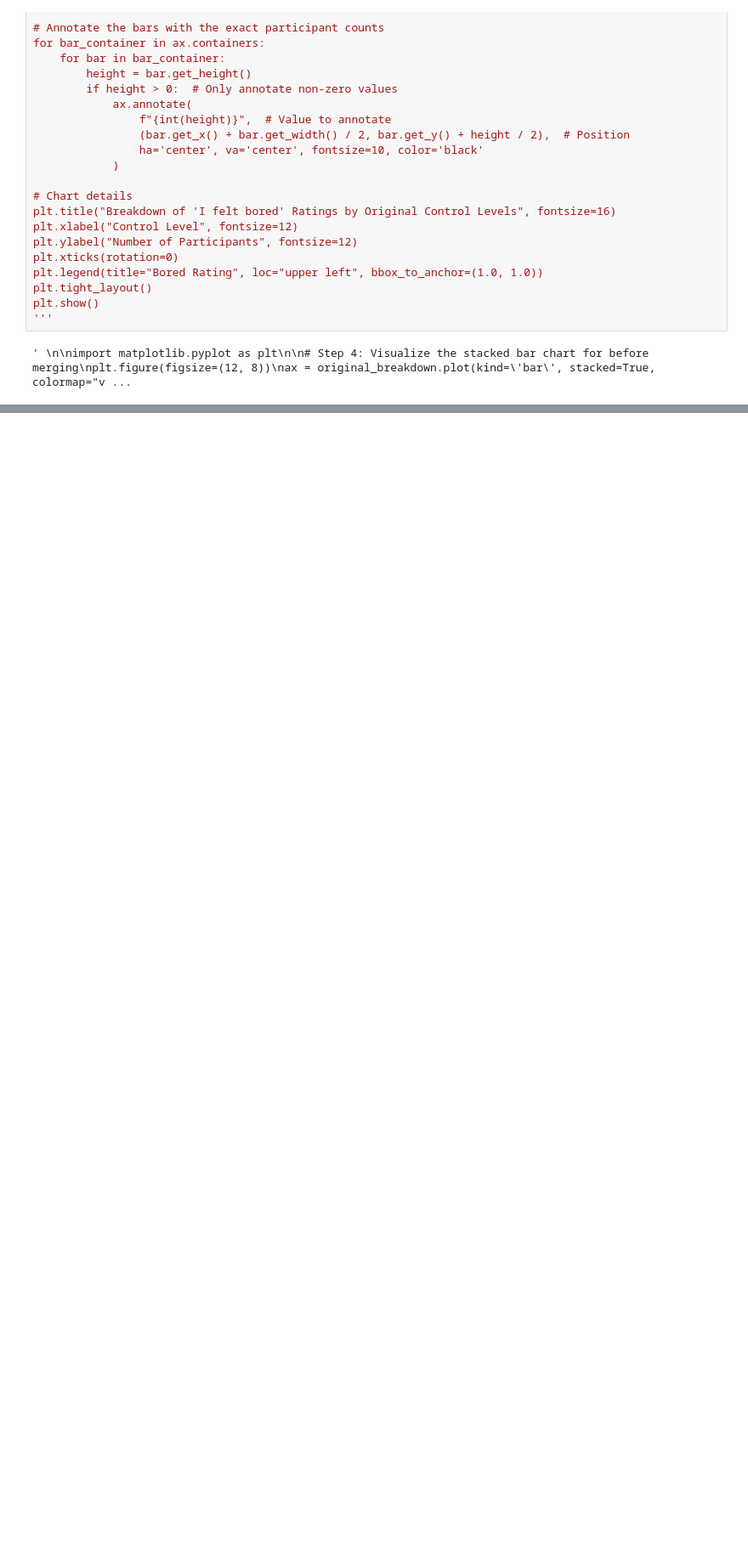
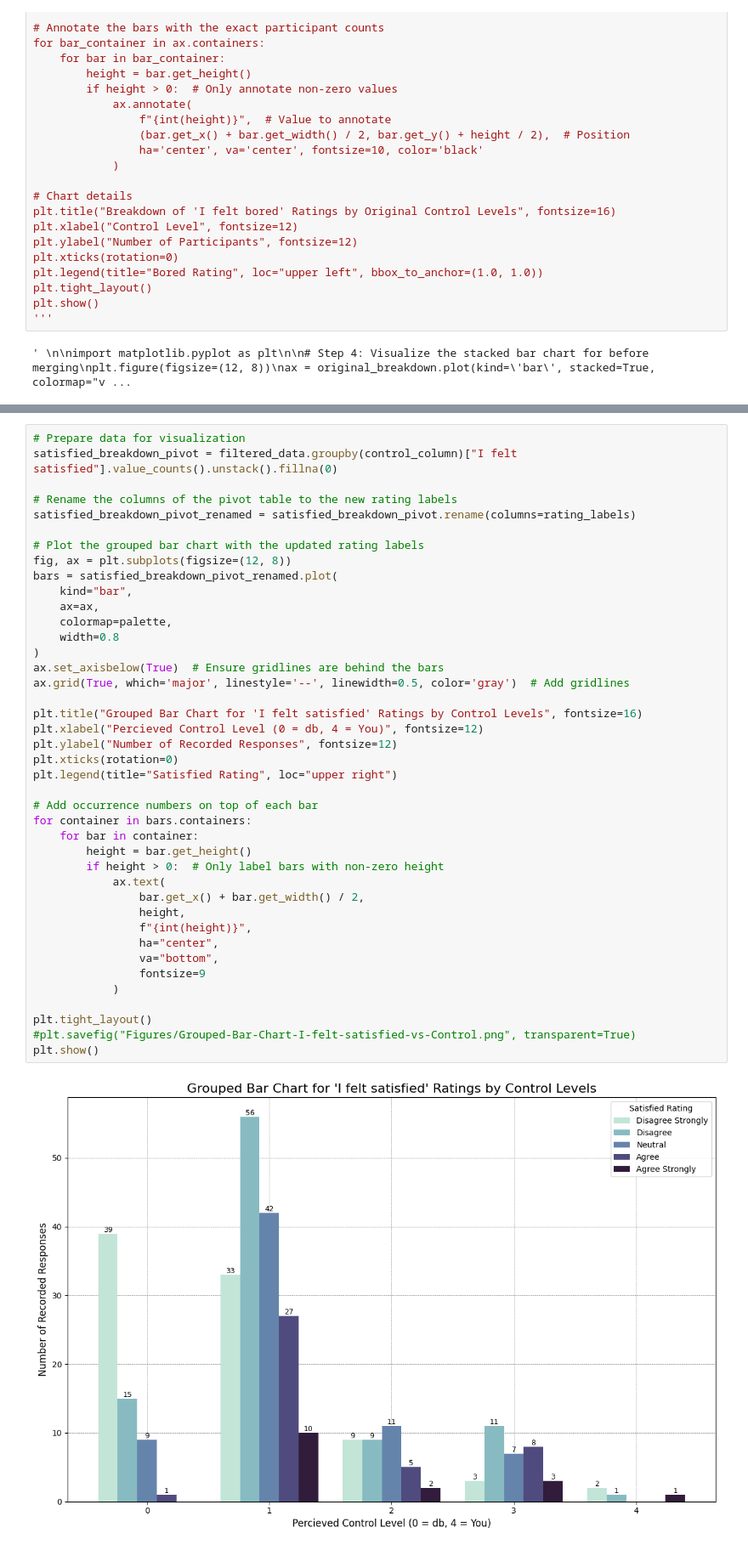
Before and after one commit to Elmir-Zeynalov/User-Studies, a Jupyter notebook: Dictator-Analysis.ipynb, the cells around one changed output, grey strips where cells are left out. Shown at 85% size. Cells and saved outputs as stored; diff of their text form; blank space fills up the shorter version.

```diff
--- a/Dictator-Analysis.ipynb
+++ b/Dictator-Analysis.ipynb
@@ -230,0 +371,43 @@ plt.show()
+# %%
+# Prepare data for visualization
+satisfied_breakdown_pivot = filtered_data.groupby(control_column)["I felt satisfied"].value_counts().unstack().fillna(0)
+
+# Rename the columns of the pivot table to the new rating labels
+satisfied_breakdown_pivot_renamed = satisfied_breakdown_pivot.rename(columns=rating_labels)
+
+# Plot the grouped bar chart with the updated rating labels
+fig, ax = plt.subplots(figsize=(12, 8))
+bars = satisfied_breakdown_pivot_renamed.plot(
+    kind="bar",
+    ax=ax,
+    colormap=palette,
+    width=0.8
+)
+ax.set_axisbelow(True)  # Ensure gridlines are behind the bars
+ax.grid(True, which='major', linestyle='--', linewidth=0.5, color='gray')  # Add gridlines
+
+plt.title("Grouped Bar Chart for 'I felt satisfied' Ratings by Control Levels", fontsize=16)
+plt.xlabel("Percieved Control Level (0 = db, 4 = You)", fontsize=12)
+plt.ylabel("Number of Recorded Responses", fontsize=12)
+plt.xticks(rotation=0)
+plt.legend(title="Satisfied Rating", loc="upper right")
+
+# Add occurrence numbers on top of each bar
+for container in bars.containers:
+    for bar in container:
+        height = bar.get_height()
+        if height > 0:  # Only label bars with non-zero height
+            ax.text(
+                bar.get_x() + bar.get_width() / 2,
+                height,
+                f"{int(height)}",
+                ha="center",
+                va="bottom",
+                fontsize=9
+            )
+
+plt.tight_layout()
+#plt.savefig("Figures/Grouped-Bar-Chart-I-felt-satisfied-vs-Control.png", transparent=True)
+plt.show()
+# %% [output]
+[figure, added]
```
Also changed, not shown: parts of 40 cells of this notebook, 30 other files.
